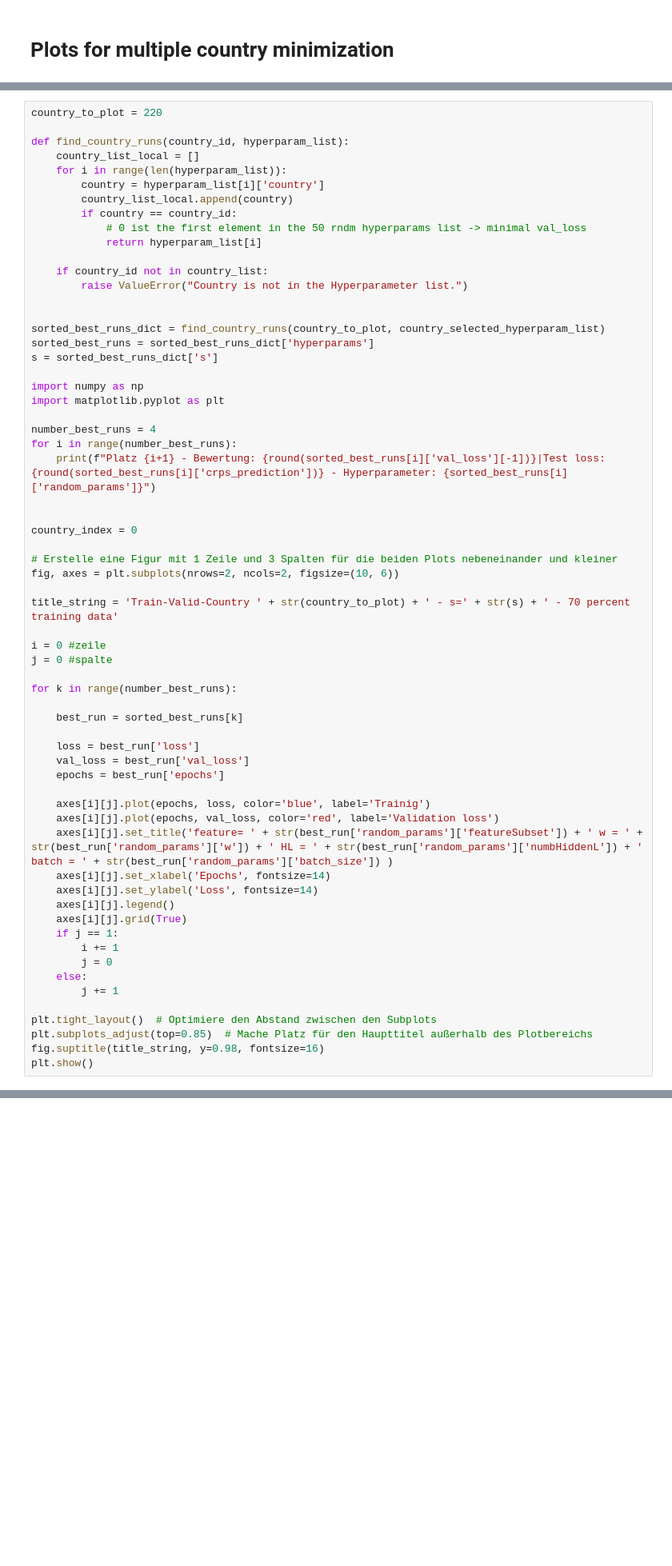
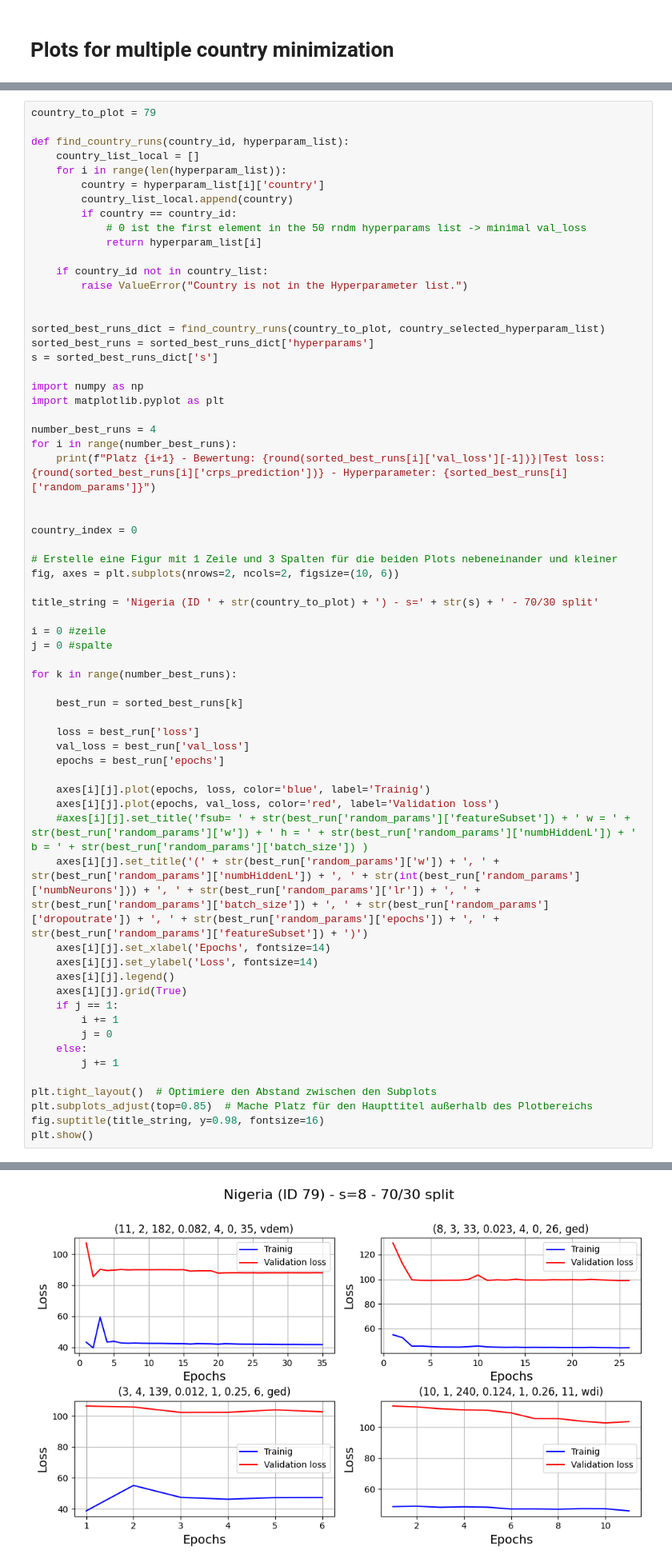
Before and after one commit to toboden/ConflictPredProbabilistic, a Jupyter notebook: neural net/NN_results/NN_hyper_results/NN_hyper_resultViewOneCountry.ipynb, the cells around one changed output, grey strips where cells are left out. Shown at 80% size. Saved outputs shown, nothing was run; the diff lists cells and outputs as text; blank space fills up the shorter version.

Commit message:
plots

```diff
--- a/neural net/NN_results/NN_hyper_results/NN_hyper_resultViewOneCountry.ipynb
+++ b/neural net/NN_results/NN_hyper_results/NN_hyper_resultViewOneCountry.ipynb
@@ -149,5 +169,5 @@ Platz 6 - Bewertung: 685|Test loss: 734 - Hyperparameter: {'wmax': 6, 'numbHidde
 # %%
-country_to_plot = 220
+country_to_plot = 79
 
 def find_country_runs(country_id, hyperparam_list):
     country_list_local = []
@@ -179,7 +199,7 @@ country_index = 0
 # Erstelle eine Figur mit 1 Zeile und 3 Spalten für die beiden Plots nebeneinander und kleiner
 fig, axes = plt.subplots(nrows=2, ncols=2, figsize=(10, 6))
 
-title_string = 'Train-Valid-Country ' + str(country_to_plot) + ' - s=' + str(s) + ' - 70 percent training data'
+title_string = 'Nigeria (ID ' + str(country_to_plot) + ') - s=' + str(s) + ' - 70/30 split'
 
 i = 0 #zeile
 j = 0 #spalte
@@ -194,7 +214,8 @@ for k in range(number_best_runs):
 
     axes[i][j].plot(epochs, loss, color='blue', label='Trainig')
     axes[i][j].plot(epochs, val_loss, color='red', label='Validation loss')
-    axes[i][j].set_title('feature= ' + str(best_run['random_params']['featureSubset']) + ' w = ' + str(best_run['random_params']['w']) + ' HL = ' + str(best_run['random_params']['numbHiddenL']) + ' batch = ' + str(best_run['random_params']['batch_size']) )
+    #axes[i][j].set_title('fsub= ' + str(best_run['random_params']['featureSubset']) + ' w = ' + str(best_run['random_params']['w']) + ' h = ' + str(best_run['random_params']['numbHiddenL']) + ' b = ' + str(best_run['random_params']['batch_size']) )
+    axes[i][j].set_title('(' + str(best_run['random_params']['w']) + ', ' + str(best_run['random_params']['numbHiddenL']) + ', ' + str(int(best_run['random_params']['numbNeurons'])) + ', ' + str(best_run['random_params']['lr']) + ', ' + str(best_run['random_params']['batch_size']) + ', ' + str(best_run['random_params']['dropoutrate']) + ', ' + str(best_run['random_params']['epochs']) + ', ' + str(best_run['random_params']['featureSubset']) + ')')
     axes[i][j].set_xlabel('Epochs', fontsize=14)
     axes[i][j].set_ylabel('Loss', fontsize=14)
     axes[i][j].legend()
@@ -209,3 +230,4 @@ plt.tight_layout()  # Optimiere den Abstand zwischen den Subplots
 plt.subplots_adjust(top=0.85)  # Mache Platz für den Haupttitel außerhalb des Plotbereichs
 fig.suptitle(title_string, y=0.98, fontsize=16)
 plt.show()
+# %% [output]
@@ -211,0 +238 @@ plt.show()
+[figure, added]
```
Also changed, not shown: parts of 2 cells of this notebook, 1 other file.
